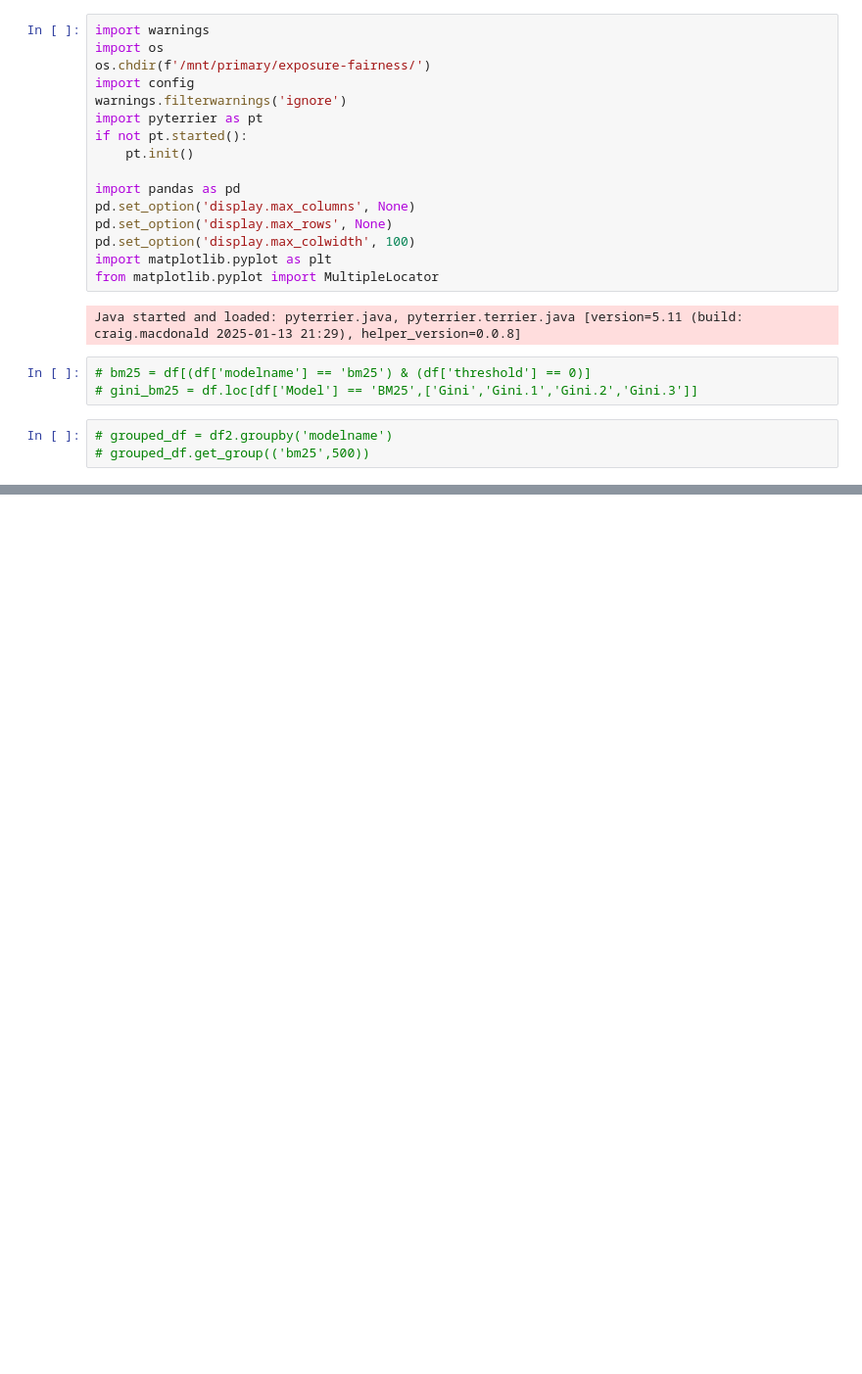
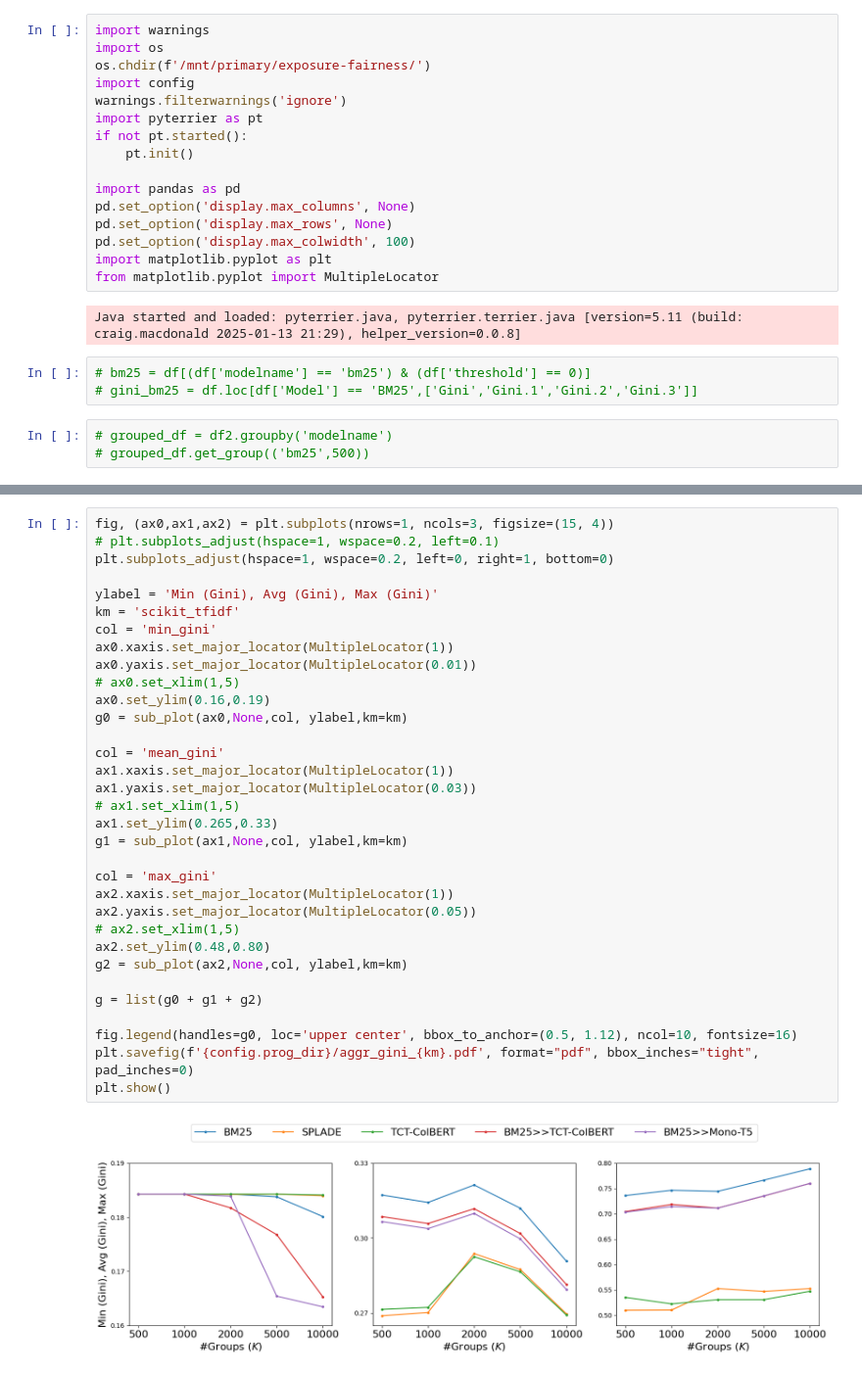
Before and after one commit to XuejunChang/T-Retrievability, a Jupyter notebook: plot.ipynb, the cells around one changed output, grey strips where cells are left out. Shown: that part at 98% size. Drawn from its saved outputs; the diff is of its cells as text; blank space fills up the shorter version.

```diff
--- a/plot.ipynb
+++ b/plot.ipynb
@@ -110,0 +144,35 @@ plt.show()
+# %%
+fig, (ax0,ax1,ax2) = plt.subplots(nrows=1, ncols=3, figsize=(15, 4))
+# plt.subplots_adjust(hspace=1, wspace=0.2, left=0.1)
+plt.subplots_adjust(hspace=1, wspace=0.2, left=0, right=1, bottom=0)
+
+ylabel = 'Min (Gini), Avg (Gini), Max (Gini)'
+km = 'scikit_tfidf'
+col = 'min_gini'
+ax0.xaxis.set_major_locator(MultipleLocator(1))
+ax0.yaxis.set_major_locator(MultipleLocator(0.01))
+# ax0.set_xlim(1,5)
+ax0.set_ylim(0.16,0.19)
+g0 = sub_plot(ax0,None,col, ylabel,km=km)
+
+col = 'mean_gini'
+ax1.xaxis.set_major_locator(MultipleLocator(1))
+ax1.yaxis.set_major_locator(MultipleLocator(0.03))
+# ax1.set_xlim(1,5)
+ax1.set_ylim(0.265,0.33)
+g1 = sub_plot(ax1,None,col, ylabel,km=km)
+
+col = 'max_gini'
+ax2.xaxis.set_major_locator(MultipleLocator(1))
+ax2.yaxis.set_major_locator(MultipleLocator(0.05))
+# ax2.set_xlim(1,5)
+ax2.set_ylim(0.48,0.80)
+g2 = sub_plot(ax2,None,col, ylabel,km=km)
+
+g = list(g0 + g1 + g2)
+
+fig.legend(handles=g0, loc='upper center', bbox_to_anchor=(0.5, 1.12), ncol=10, fontsize=16)
+plt.savefig(f'{config.prog_dir}/aggr_gini_{km}.pdf', format="pdf", bbox_inches="tight", pad_inches=0)
+plt.show()
+# %% [output]
+[figure, added]
```
Also changed, not shown: parts of 3 cells of this notebook, 38 other files.
